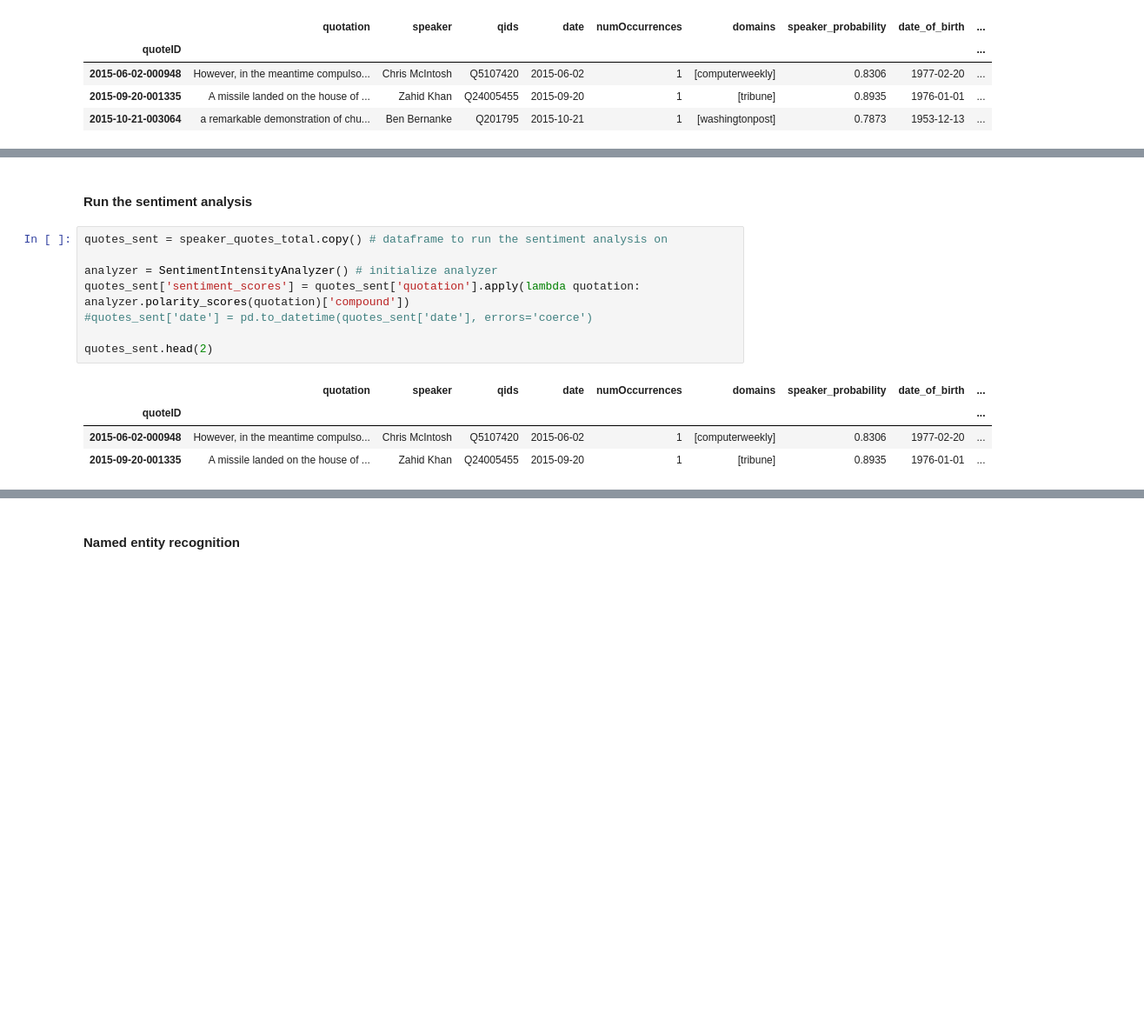
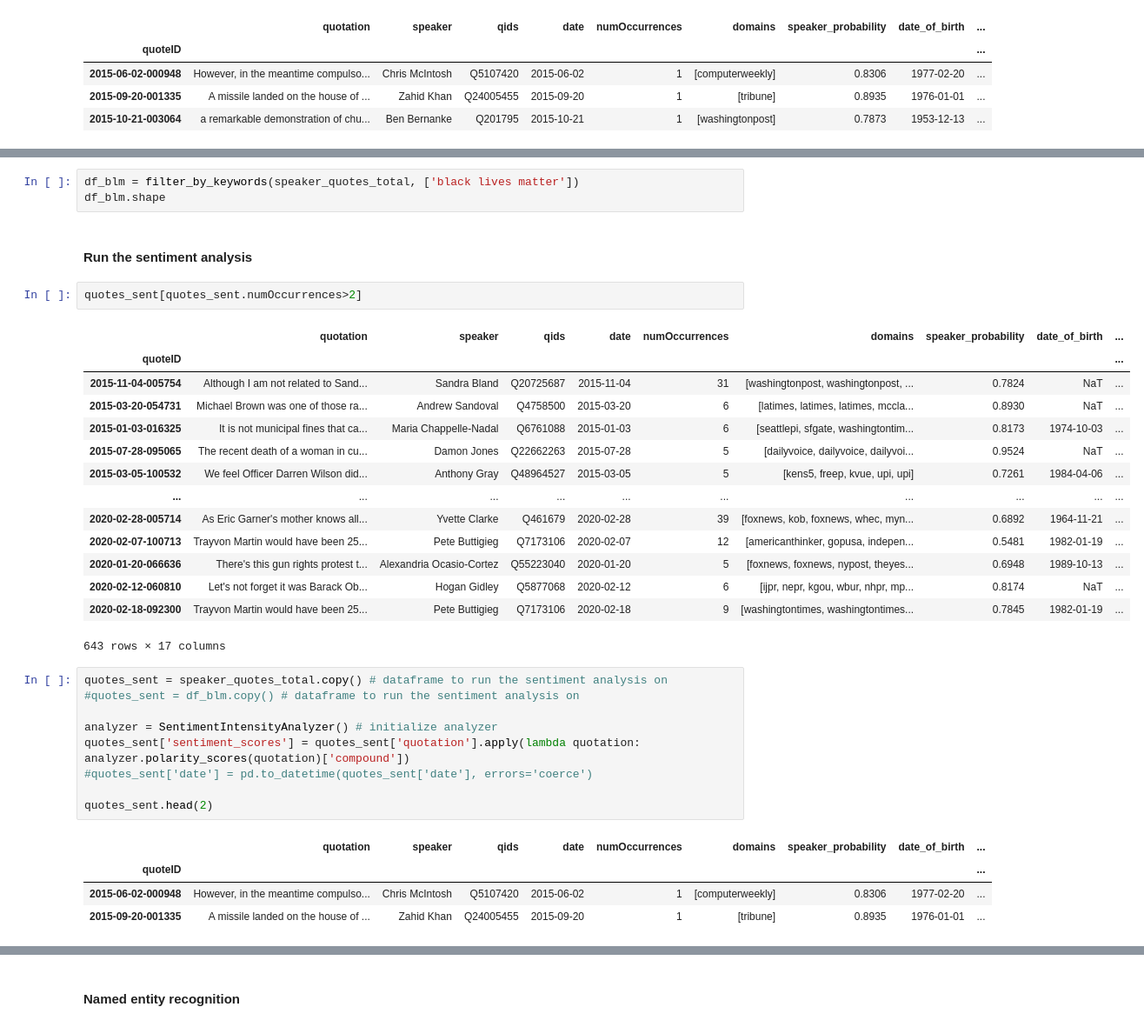
Before and after one commit to epfl-ada/ada-2021-project-adagang, a Jupyter notebook: Analysis.ipynb, the cells around one changed output, grey strips where cells are left out. Shown at 87% size. Drawn from its saved outputs; the diff is of its cells as text; blank space fills up the shorter version.

```diff
--- a/Analysis.ipynb
+++ b/Analysis.ipynb
@@ -31,7 +43,28 @@ speaker_quotes_total.head(3)
+# %%
+df_blm = filter_by_keywords(speaker_quotes_total, ['black lives matter'])
+df_blm.shape
 # %% [markdown]
 #### Run the sentiment analysis
+# %%
+quotes_sent[quotes_sent.numOccurrences>2]
+# %% [output]
+|  | quotation | speaker | qids | date | numOccurrences | domains | speaker_probability | date_of_birth | ... |
+| quoteID |  |  |  |  |  |  |  |  | ... |
+| 2015-11-04-005754 | Although I am not related to Sand... | Sandra Bland | Q20725687 | 2015-11-04 | 31 | [washingtonpost, washingtonpost, ... | 0.7824 | NaT | ... |
+| 2015-03-20-054731 | Michael Brown was one of those ra... | Andrew Sandoval | Q4758500 | 2015-03-20 | 6 | [latimes, latimes, latimes, mccla... | 0.8930 | NaT | ... |
+| 2015-01-03-016325 | It is not municipal fines that ca... | Maria Chappelle-Nadal | Q6761088 | 2015-01-03 | 6 | [seattlepi, sfgate, washingtontim... | 0.8173 | 1974-10-03 | ... |
+| 2015-07-28-095065 | The recent death of a woman in cu... | Damon Jones | Q22662263 | 2015-07-28 | 5 | [dailyvoice, dailyvoice, dailyvoi... | 0.9524 | NaT | ... |
+| 2015-03-05-100532 | We feel Officer Darren Wilson did... | Anthony Gray | Q48964527 | 2015-03-05 | 5 | [kens5, freep, kvue, upi, upi] | 0.7261 | 1984-04-06 | ... |
+| ... | ... | ... | ... | ... | ... | ... | ... | ... | ... |
+| 2020-02-28-005714 | As Eric Garner's mother knows all... | Yvette Clarke | Q461679 | 2020-02-28 | 39 | [foxnews, kob, foxnews, whec, myn... | 0.6892 | 1964-11-21 | ... |
+| 2020-02-07-100713 | Trayvon Martin would have been 25... | Pete Buttigieg | Q7173106 | 2020-02-07 | 12 | [americanthinker, gopusa, indepen... | 0.5481 | 1982-01-19 | ... |
+| 2020-01-20-066636 | There's this gun rights protest t... | Alexandria Ocasio-Cortez | Q55223040 | 2020-01-20 | 5 | [foxnews, foxnews, nypost, theyes... | 0.6948 | 1989-10-13 | ... |
+| 2020-02-12-060810 | Let's not forget it was Barack Ob... | Hogan Gidley | Q5877068 | 2020-02-12 | 6 | [ijpr, nepr, kgou, wbur, nhpr, mp... | 0.8174 | NaT | ... |
+| 2020-02-18-092300 | Trayvon Martin would have been 25... | Pete Buttigieg | Q7173106 | 2020-02-18 | 9 | [washingtontimes, washingtontimes... | 0.7845 | 1982-01-19 | ... |
+643 rows × 17 columns
 # %%
 quotes_sent = speaker_quotes_total.copy() # dataframe to run the sentiment analysis on
+#quotes_sent = df_blm.copy() # dataframe to run the sentiment analysis on
 
 analyzer = SentimentIntensityAnalyzer() # initialize analyzer
 quotes_sent['sentiment_scores'] = quotes_sent['quotation'].apply(lambda quotation: analyzer.polarity_scores(quotation)['compound'])
```
Also changed, not shown: parts of 37 cells of this notebook.
